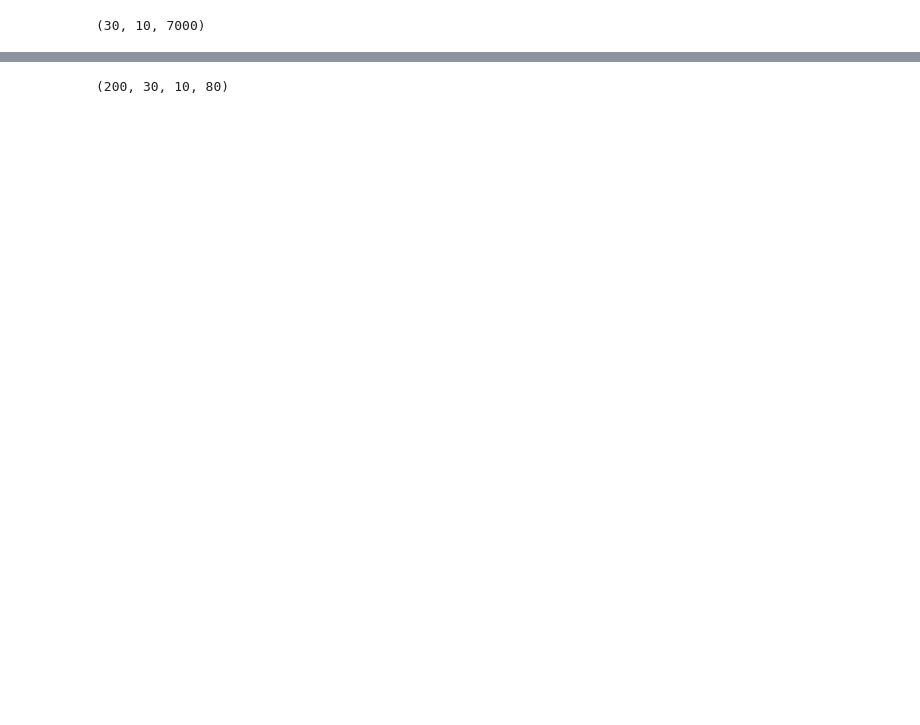
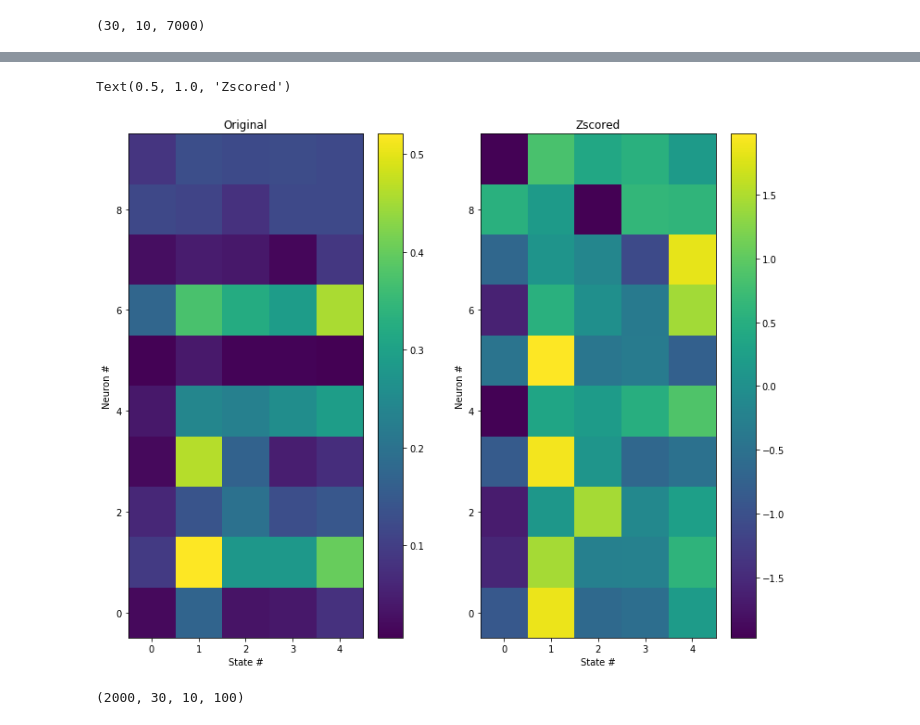
Before and after one commit to abuzarmahmood/firing_space_plot, a Jupyter notebook: changepoint_mcmc/mcmc_population_switch_bernoulli_multi_trial.ipynb, the cells around one changed output, grey strips where cells are left out. Saved outputs shown, nothing was run; the diff lists cells and outputs as text; code cells hidden in the pictures; blank space fills up the shorter version.

```diff
--- a/changepoint_mcmc/mcmc_population_switch_bernoulli_multi_trial.ipynb
+++ b/changepoint_mcmc/mcmc_population_switch_bernoulli_multi_trial.ipynb
@@ -347,11 +238,13 @@ pm.summary(trace).round(2)
 lambda_1_samples = trace['lambda_1']
 lambda_2_samples = trace['lambda_2']
 lambda_3_samples = trace['lambda_3']
-#lambda_4_samples = trace['lambda_4']
+lambda_4_samples = trace['lambda_4']
+lambda_5_samples = trace['lambda_5']
 lambda_stack = np.stack([lambda_1_samples,
                             lambda_2_samples,
-                            lambda_3_samples])#,
-                            #lambda_4_samples])
+                            lambda_3_samples,
+                            lambda_4_samples,
+                            lambda_5_samples])
 #tau_1_samples = trace['tau_1']
 #tau_2_samples = trace['tau_2']
 #tau_samples = np.stack([tau_1_samples, tau_2_samples])
@@ -424,8 +257,26 @@ plt.ylabel("probability");
+# %%
+mean_lambda = np.mean(lambda_stack,axis=1)
+fig = plt.figure()
+ax = fig.add_subplot(121)
+plt.imshow(mean_lambda.T, aspect='auto', origin='lower');plt.colorbar();
+plt.xticks(np.arange(mean_lambda.shape[0]));
+plt.xlabel('State #');
+plt.ylabel('Neuron #');
+plt.title('Original')
+ax = fig.add_subplot(122)
+plt.imshow(stats.zscore(mean_lambda.T,axis=-1), aspect='auto', origin='lower');plt.colorbar();
+plt.xticks(np.arange(mean_lambda.shape[0]));
+plt.xlabel('State #');
+plt.ylabel('Neuron #');
+plt.title('Zscored')
+# %% [output]
+Text(0.5, 1.0, 'Zscored')
+[figure, added]
 # %%
-ppc = pm.sample_posterior_predictive(trace, samples = 200, model = model)
+ppc = pm.sample_posterior_predictive(trace, samples = 2000, model = model)
 ppc['obs'].shape
 # %% [output]
-(200, 30, 10, 80)
+(2000, 30, 10, 100)
 # %%
 mean_ppc = np.mean(ppc['obs'],axis=0)
 std_ppc = np.std(ppc['obs'],axis=0)
```
Also changed, not shown: parts of 22 cells of this notebook.
